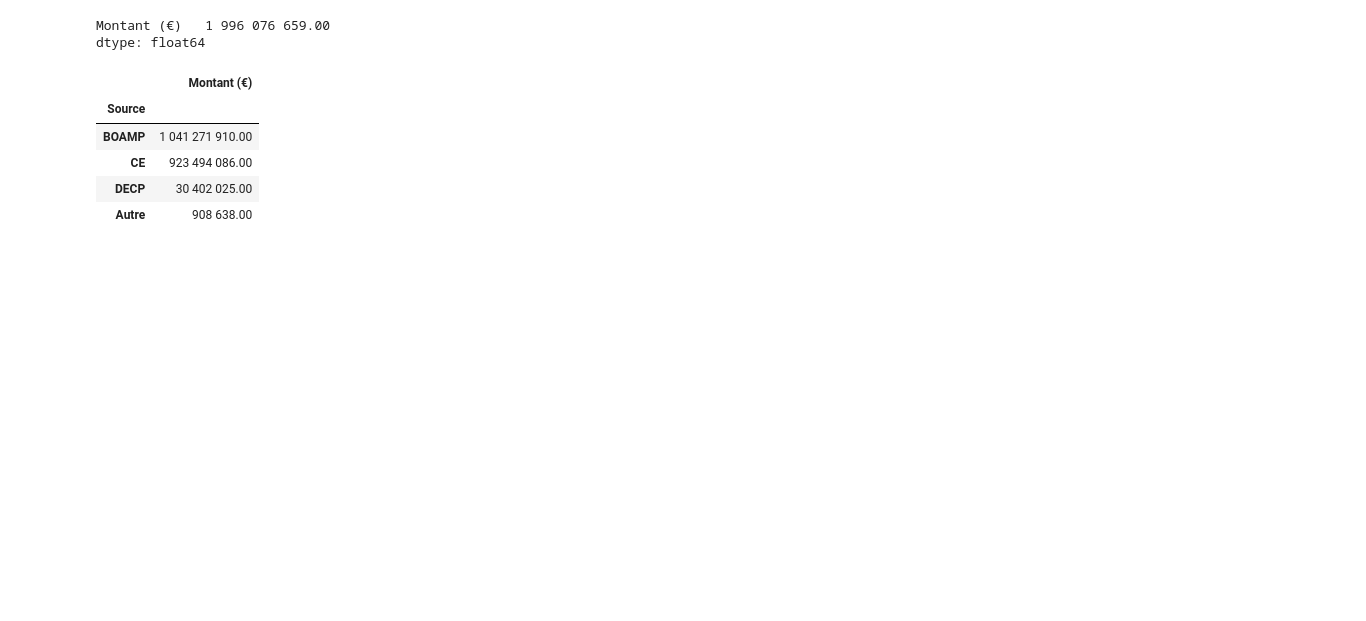
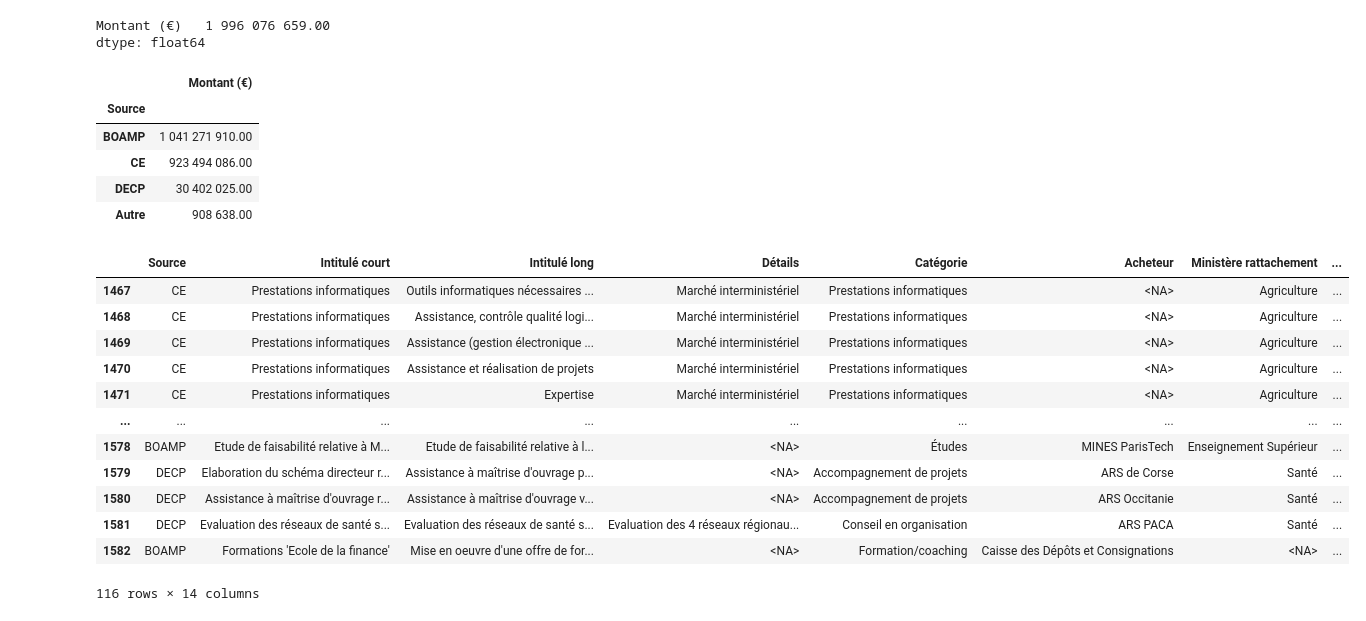
Before and after one commit to taniki/notebooks, a Jupyter notebook: sénat - cabinets de conseil/décodeurs.ipynb, the cells around one changed output. Drawn from its saved outputs; the diff is of its cells as text; code cells hidden in the pictures; blank space fills up the shorter version.

```diff
--- a/sénat - cabinets de conseil/décodeurs.ipynb
+++ b/sénat - cabinets de conseil/décodeurs.ipynb
@@ -151,3 +155,23 @@ dtype: float64
 | CE | 923 494 086.00 |
 | DECP | 30 402 025.00 |
 | Autre | 908 638.00 |
+# %%
+missions_montant_na = (missions
+    [ missions[ "Montant (€)" ].isna() ]
+)
+
+missions_montant_na
+# %% [output]
+|  | Source | Intitulé court | Intitulé long | Détails | Catégorie | Acheteur | Ministère rattachement | ... |
+| 1467 | CE | Prestations informatiques | Outils informatiques nécessaires ... | Marché interministériel | Prestations informatiques | <NA> | Agriculture | ... |
+| 1468 | CE | Prestations informatiques | Assistance, contrôle qualité logi... | Marché interministériel | Prestations informatiques | <NA> | Agriculture | ... |
+| 1469 | CE | Prestations informatiques | Assistance (gestion électronique ... | Marché interministériel | Prestations informatiques | <NA> | Agriculture | ... |
+| 1470 | CE | Prestations informatiques | Assistance et réalisation de projets | Marché interministériel | Prestations informatiques | <NA> | Agriculture | ... |
+| 1471 | CE | Prestations informatiques | Expertise | Marché interministériel | Prestations informatiques | <NA> | Agriculture | ... |
+| ... | ... | ... | ... | ... | ... | ... | ... | ... |
+| 1578 | BOAMP | Etude de faisabilité relative à M... | Etude de faisabilité relative à l... | <NA> | Études | MINES ParisTech | Enseignement Supérieur | ... |
+| 1579 | DECP | Elaboration du schéma directeur r... | Assistance à maîtrise d'ouvrage p... | <NA> | Accompagnement de projets | ARS de Corse | Santé | ... |
+| 1580 | DECP | Assistance à maîtrise d'ouvrage r... | Assistance à maîtrise d'ouvrage v... | <NA> | Accompagnement de projets | ARS Occitanie | Santé | ... |
+| 1581 | DECP | Evaluation des réseaux de santé s... | Evaluation des réseaux de santé s... | Evaluation des 4 réseaux régionau... | Conseil en organisation | ARS PACA | Santé | ... |
+| 1582 | BOAMP | Formations 'Ecole de la finance' | Mise en oeuvre d'une offre de for... | <NA> | Formation/coaching | Caisse des Dépôts et Consignations | <NA> | ... |
+116 rows × 14 columns
```
Also changed, not shown: parts of 10 cells of this notebook.
